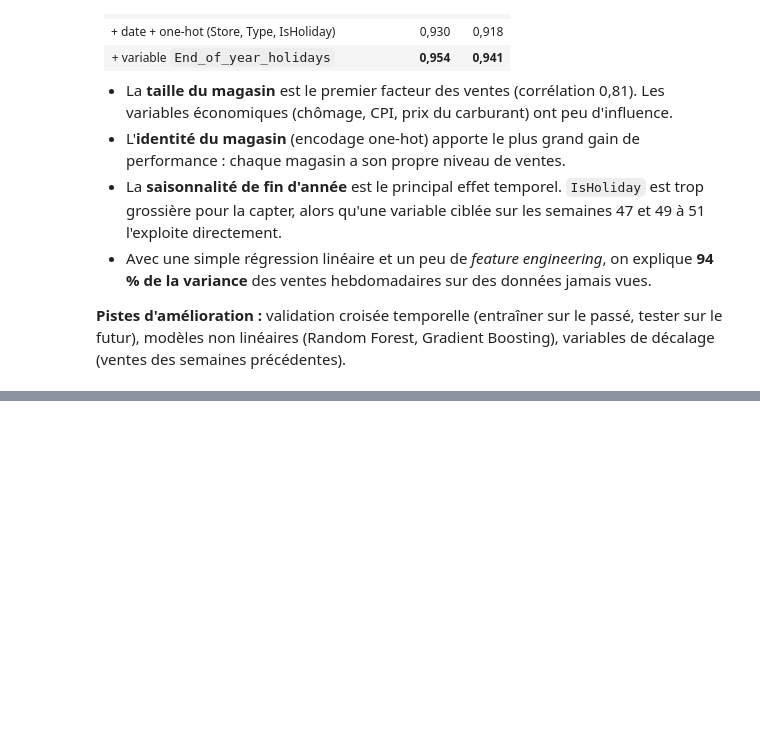
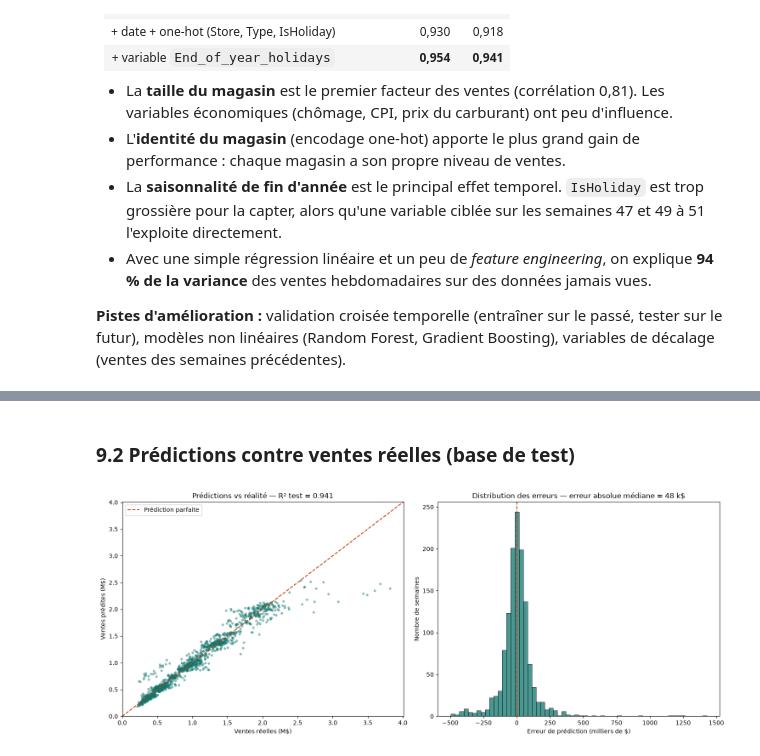
Before and after one commit to AbibatouWANDAOGO/walmart-sales-forecasting, a Jupyter notebook: walmart_sales_forecasting.ipynb, the cells around one changed output, grey strips where cells are left out. Saved outputs shown, nothing was run; the diff lists cells and outputs as text; code cells hidden in the pictures; blank space fills up the shorter version.

```diff
--- a/walmart_sales_forecasting.ipynb
+++ b/walmart_sales_forecasting.ipynb
@@ -664,0 +699,27 @@ Coefficient de End_of_year_holidays : 460787.0
+# %% [markdown]
+### 9.2 Prédictions contre ventes réelles (base de test)
+# %%
+f, axes = plt.subplots(1, 2, figsize=(15, 6))
+
+ax = axes[0]
+ax.scatter(ytest / 1e6, ypred / 1e6, s=10, alpha=0.4, color='#0f766e')
+lim = [0, max(ytest.max(), ypred.max()) / 1e6 * 1.05]
+ax.plot(lim, lim, '--', color='#c2410c', label='Prédiction parfaite')
+ax.set_xlim(lim); ax.set_ylim(lim)
+ax.set_xlabel('Ventes réelles (M$)')
+ax.set_ylabel('Ventes prédites (M$)')
+ax.set_title(f'Prédictions vs réalité — R² test = {final_model.score(Xtest, ytest):.3f}')
+ax.legend()
+
+ax = axes[1]
+residus = (ytest - ypred) / 1e3
+sns.histplot(residus, bins=60, color='#0f766e', ax=ax)
+ax.axvline(0, color='#c2410c', linestyle='--')
+ax.set_xlabel('Erreur de prédiction (milliers de $)')
+ax.set_ylabel('Nombre de semaines')
+ax.set_title(f'Distribution des erreurs — erreur absolue médiane = {residus.abs().median():.0f} k$')
+
+plt.tight_layout()
+plt.show()
+# %% [output]
+[figure, added]
```
Also changed, not shown: parts of 7 cells of this notebook, 10 other files.
